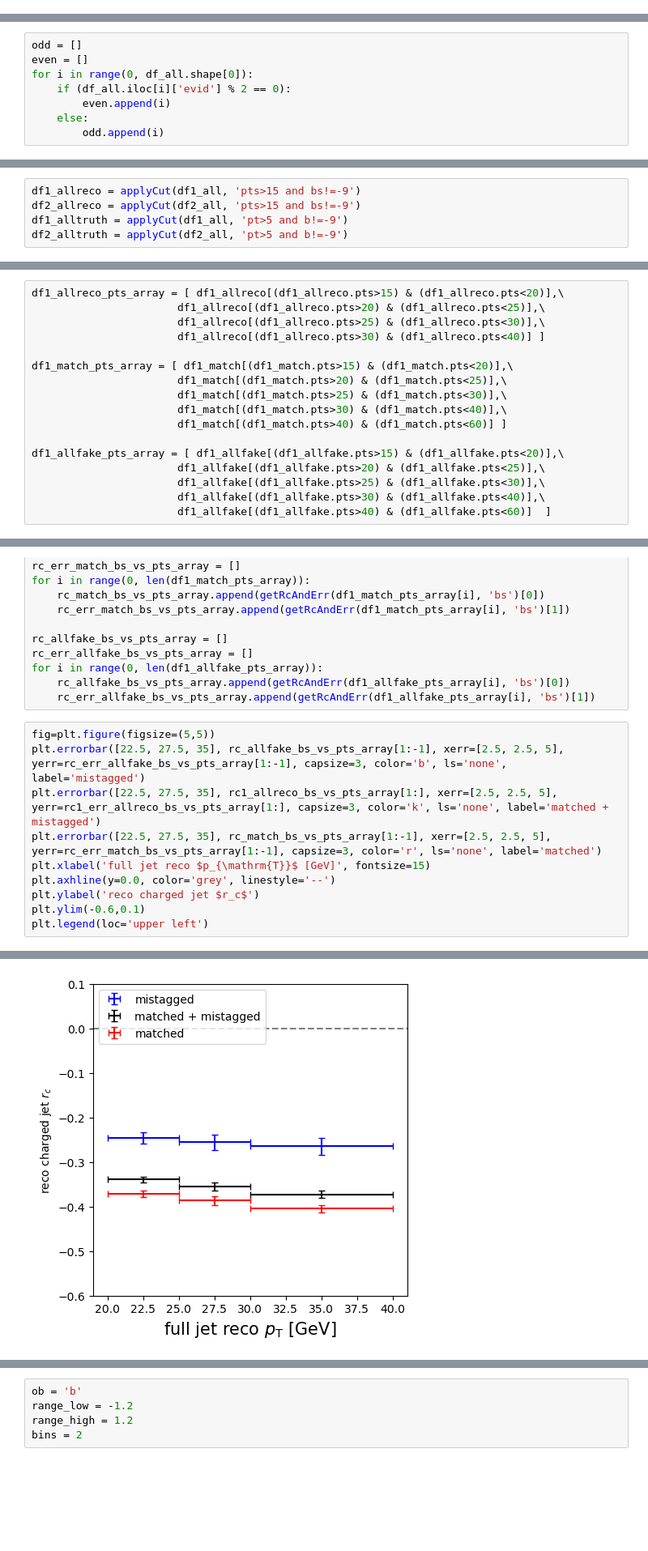
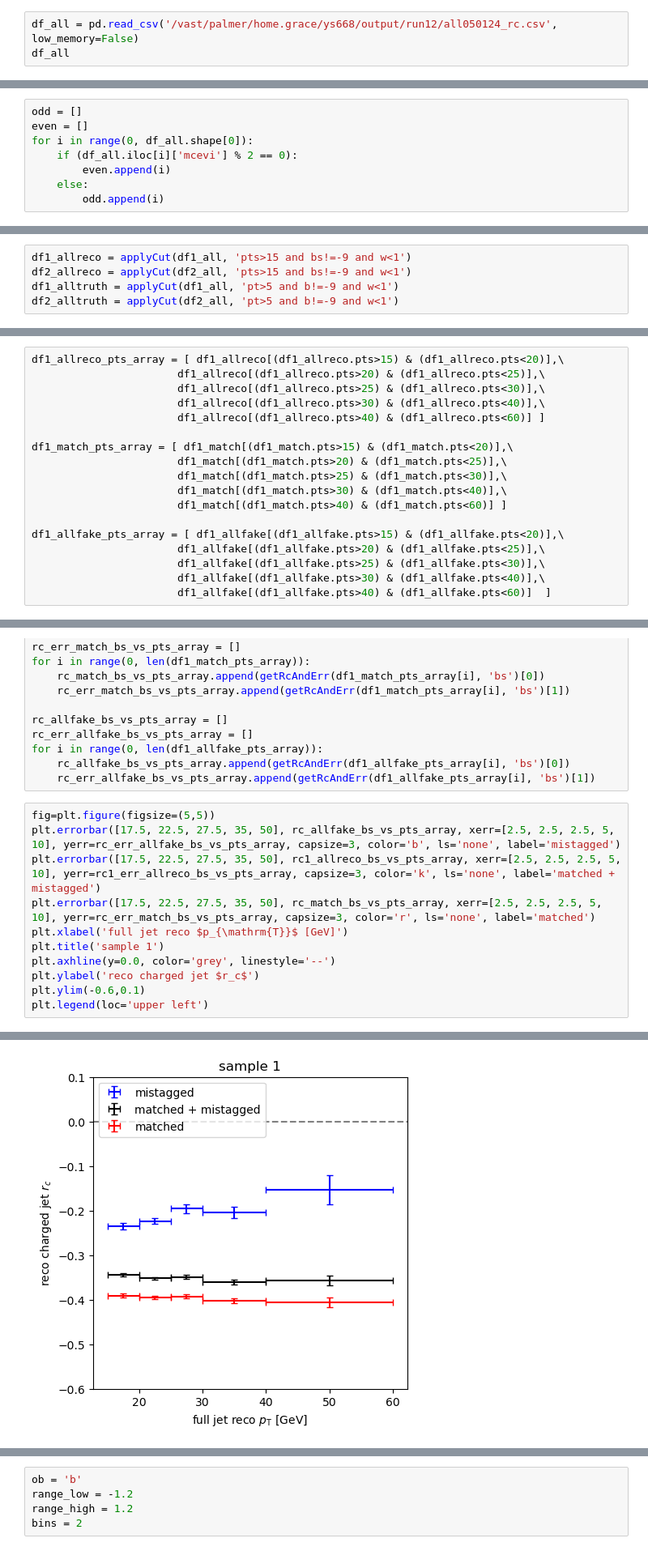
Before and after one commit to y-song/rc, a Jupyter notebook: pp/closure_paper_plot.ipynb, the cells around one changed output, grey strips where cells are left out. Shown at 81% size. Cells and saved outputs as stored; diff of their text form; blank space fills up the shorter version.

```diff
--- a/pp/closure_paper_plot.ipynb
+++ b/pp/closure_paper_plot.ipynb
@@ -63,0 +82,3 @@ df_all = pd.read_csv('/gpfs/gibbs/project/havener/ys668/other_output/rc/all0818_
+# %%
+df_all = pd.read_csv('/vast/palmer/home.grace/ys668/output/run12/all050124_rc.csv', low_memory=False)
+df_all
@@ -65,7 +100,7 @@ df_all = pd.read_csv('/gpfs/gibbs/project/havener/ys668/other_output/rc/all0818_
 odd = []
 even = []
 for i in range(0, df_all.shape[0]):
-    if (df_all.iloc[i]['evid'] % 2 == 0):
+    if (df_all.iloc[i]['mcevi'] % 2 == 0):
         even.append(i)
     else:
         odd.append(i)
@@ -78,8 +113,8 @@ df1_all.shape[0],df2_all.shape[0]
 # %%
-df1_allreco = applyCut(df1_all, 'pts>15 and bs!=-9')
-df2_allreco = applyCut(df2_all, 'pts>15 and bs!=-9')
-df1_alltruth = applyCut(df1_all, 'pt>5 and b!=-9')
-df2_alltruth = applyCut(df2_all, 'pt>5 and b!=-9')
+df1_allreco = applyCut(df1_all, 'pts>15 and bs!=-9 and w<1')
+df2_allreco = applyCut(df2_all, 'pts>15 and bs!=-9 and w<1')
+df1_alltruth = applyCut(df1_all, 'pt>5 and b!=-9 and w<1')
+df2_alltruth = applyCut(df2_all, 'pt>5 and b!=-9 and w<1')
 # %% [markdown]
 Process sample 1
 # %%
@@ -89,7 +124,8 @@ df1_match = applyCut(df1_allreco, 'pt!=-9 and b!=-9 and distance1<0.02 and dista
 df1_allreco_pts_array = [ df1_allreco[(df1_allreco.pts>15) & (df1_allreco.pts<20)],\
                        df1_allreco[(df1_allreco.pts>20) & (df1_allreco.pts<25)],\
                        df1_allreco[(df1_allreco.pts>25) & (df1_allreco.pts<30)],\
-                       df1_allreco[(df1_allreco.pts>30) & (df1_allreco.pts<40)] ]
+                       df1_allreco[(df1_allreco.pts>30) & (df1_allreco.pts<40)],\
+                       df1_allreco[(df1_allreco.pts>40) & (df1_allreco.pts<60)] ]
 
 df1_match_pts_array = [ df1_match[(df1_match.pts>15) & (df1_match.pts<20)],\
                        df1_match[(df1_match.pts>20) & (df1_match.pts<25)],\
@@ -122,17 +158,18 @@ for i in range(0, len(df1_allfake_pts_array)):
     rc_err_allfake_bs_vs_pts_array.append(getRcAndErr(df1_allfake_pts_array[i], 'bs')[1])
 # %%
 fig=plt.figure(figsize=(5,5))
-plt.errorbar([22.5, 27.5, 35], rc_allfake_bs_vs_pts_array[1:-1], xerr=[2.5, 2.5, 5], yerr=rc_err_allfake_bs_vs_pts_array[1:-1], capsize=3, color='b', ls='none', label='mistagged')
-plt.errorbar([22.5, 27.5, 35], rc1_allreco_bs_vs_pts_array[1:], xerr=[2.5, 2.5, 5], yerr=rc1_err_allreco_bs_vs_pts_array[1:], capsize=3, color='k', ls='none', label='matched + mistagged')
-plt.errorbar([22.5, 27.5, 35], rc_match_bs_vs_pts_array[1:-1], xerr=[2.5, 2.5, 5], yerr=rc_err_match_bs_vs_pts_array[1:-1], capsize=3, color='r', ls='none', label='matched')
-plt.xlabel('full jet reco $p_{\mathrm{T}}$ [GeV]', fontsize=15)
+plt.errorbar([17.5, 22.5, 27.5, 35, 50], rc_allfake_bs_vs_pts_array, xerr=[2.5, 2.5, 2.5, 5, 10], yerr=rc_err_allfake_bs_vs_pts_array, capsize=3, color='b', ls='none', label='mistagged')
+plt.errorbar([17.5, 22.5, 27.5, 35, 50], rc1_allreco_bs_vs_pts_array, xerr=[2.5, 2.5, 2.5, 5, 10], yerr=rc1_err_allreco_bs_vs_pts_array, capsize=3, color='k', ls='none', label='matched + mistagged')
+plt.errorbar([17.5, 22.5, 27.5, 35, 50], rc_match_bs_vs_pts_array, xerr=[2.5, 2.5, 2.5, 5, 10], yerr=rc_err_match_bs_vs_pts_array, capsize=3, color='r', ls='none', label='matched')
+plt.xlabel('full jet reco $p_{\mathrm{T}}$ [GeV]')
+plt.title('sample 1')
 plt.axhline(y=0.0, color='grey', linestyle='--')
 plt.ylabel('reco charged jet $r_c$')
 plt.ylim(-0.6,0.1)
 plt.legend(loc='upper left')
 # %% [output]
 <matplotlib.legend.Legend at 0x...>
-[figure, old version]
+[figure, new version]
 # %%
 rc1_allreco_bs_vs_pts_array
 # %% [output]
```
Also changed, not shown: parts of 27 cells of this notebook, 1 other file.
